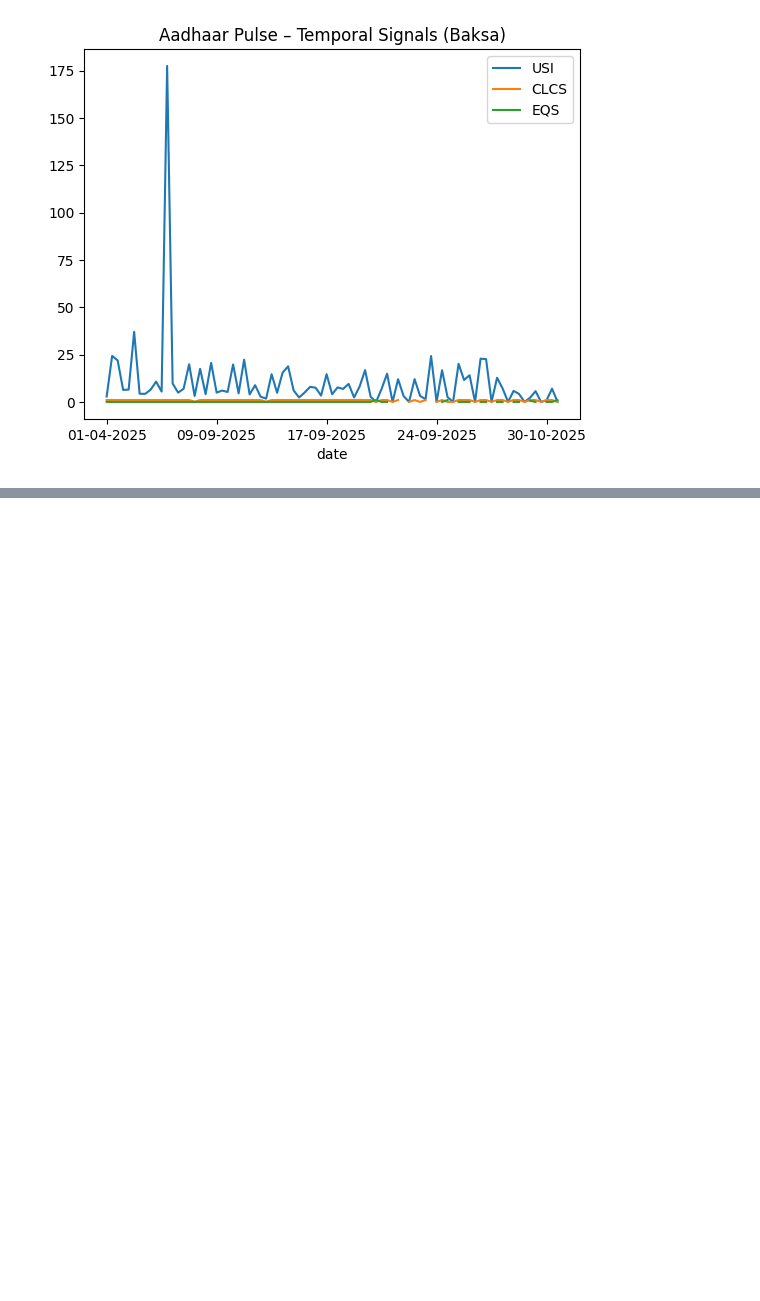
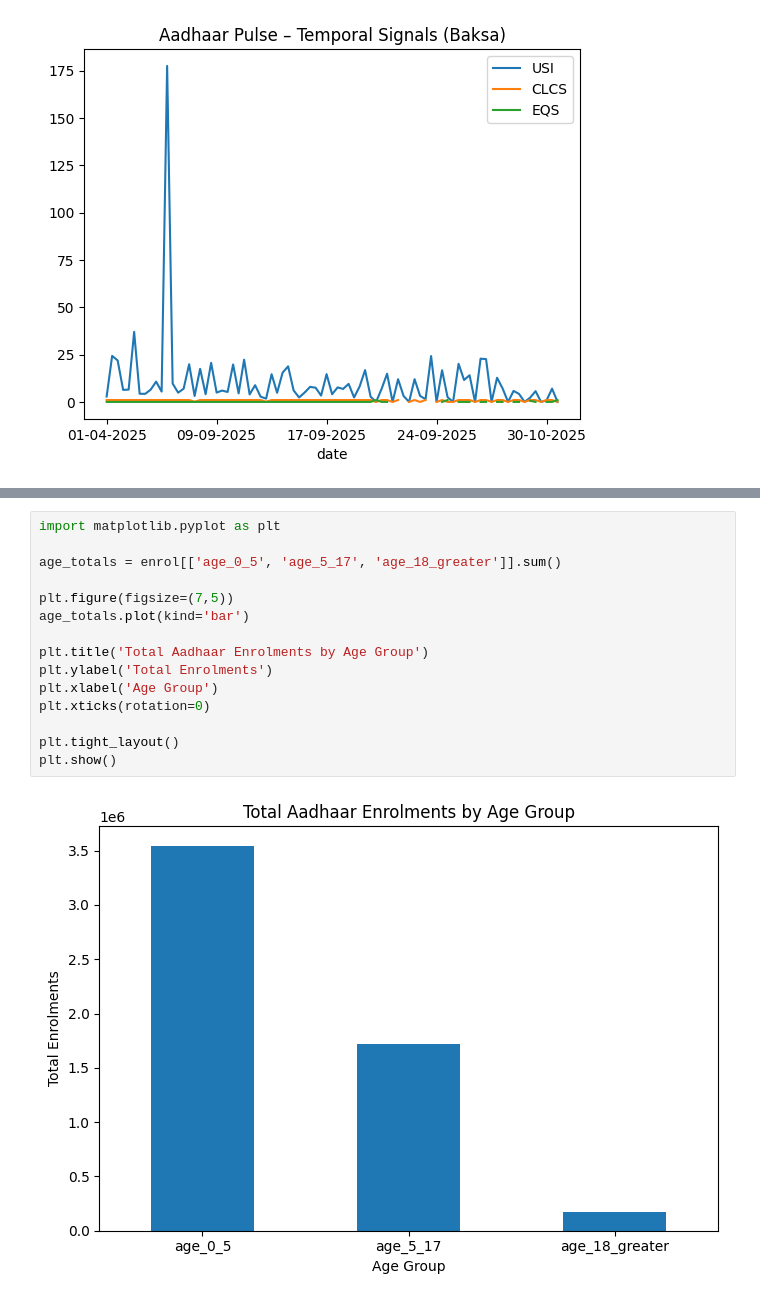
Before and after one commit to anmolsriwastava/aadhaar-pulse-governance-insights, a Jupyter notebook: notebooks/02_exploratory_analysis.ipynb, the cells around one changed output, grey strips where cells are left out. Cells and saved outputs as stored; diff of their text form; blank space fills up the shorter version.

```diff
--- a/notebooks/02_exploratory_analysis.ipynb
+++ b/notebooks/02_exploratory_analysis.ipynb
@@ -115,0 +150,17 @@ merged[merged['district'] == example_district] \
+# %%
+import matplotlib.pyplot as plt
+
+age_totals = enrol[['age_0_5', 'age_5_17', 'age_18_greater']].sum()
+
+plt.figure(figsize=(7,5))
+age_totals.plot(kind='bar')
+
+plt.title('Total Aadhaar Enrolments by Age Group')
+plt.ylabel('Total Enrolments')
+plt.xlabel('Age Group')
+plt.xticks(rotation=0)
+
+plt.tight_layout()
+plt.show()
+# %% [output]
+[figure, added]
```
Also changed, not shown: parts of 10 cells of this notebook.
